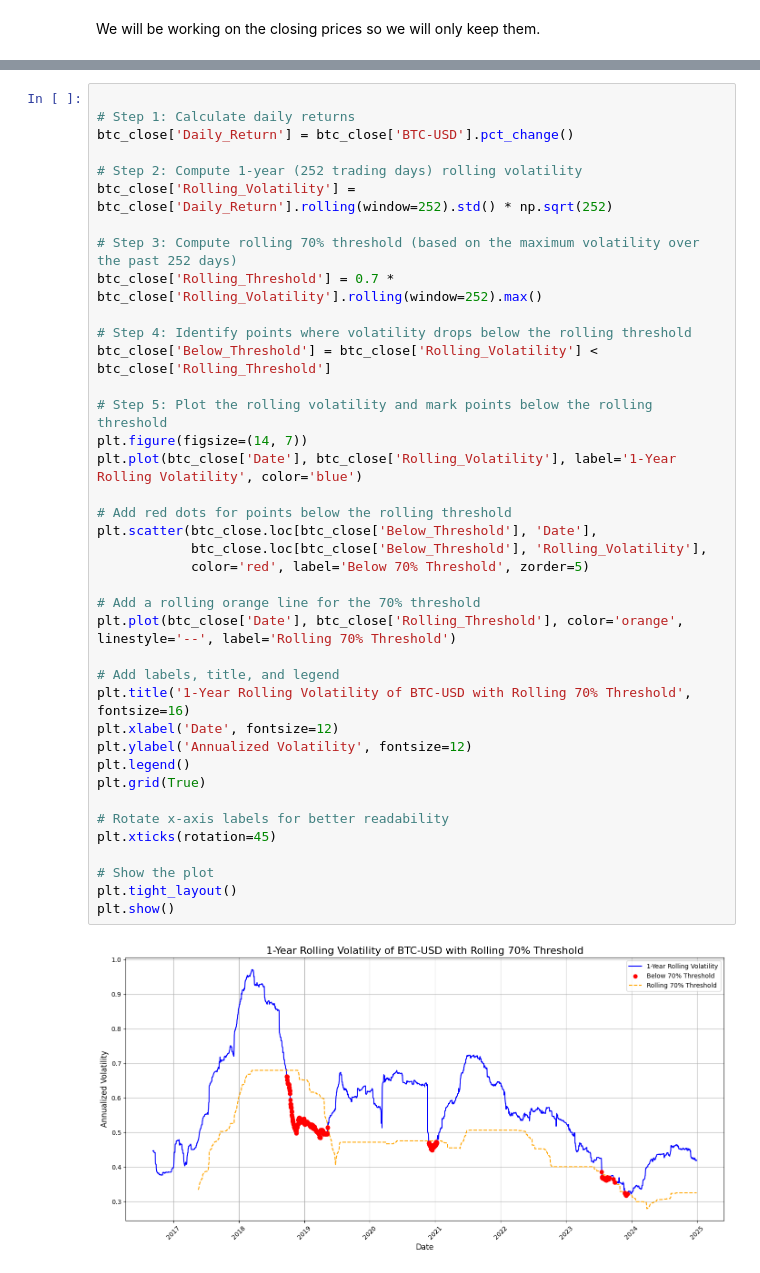
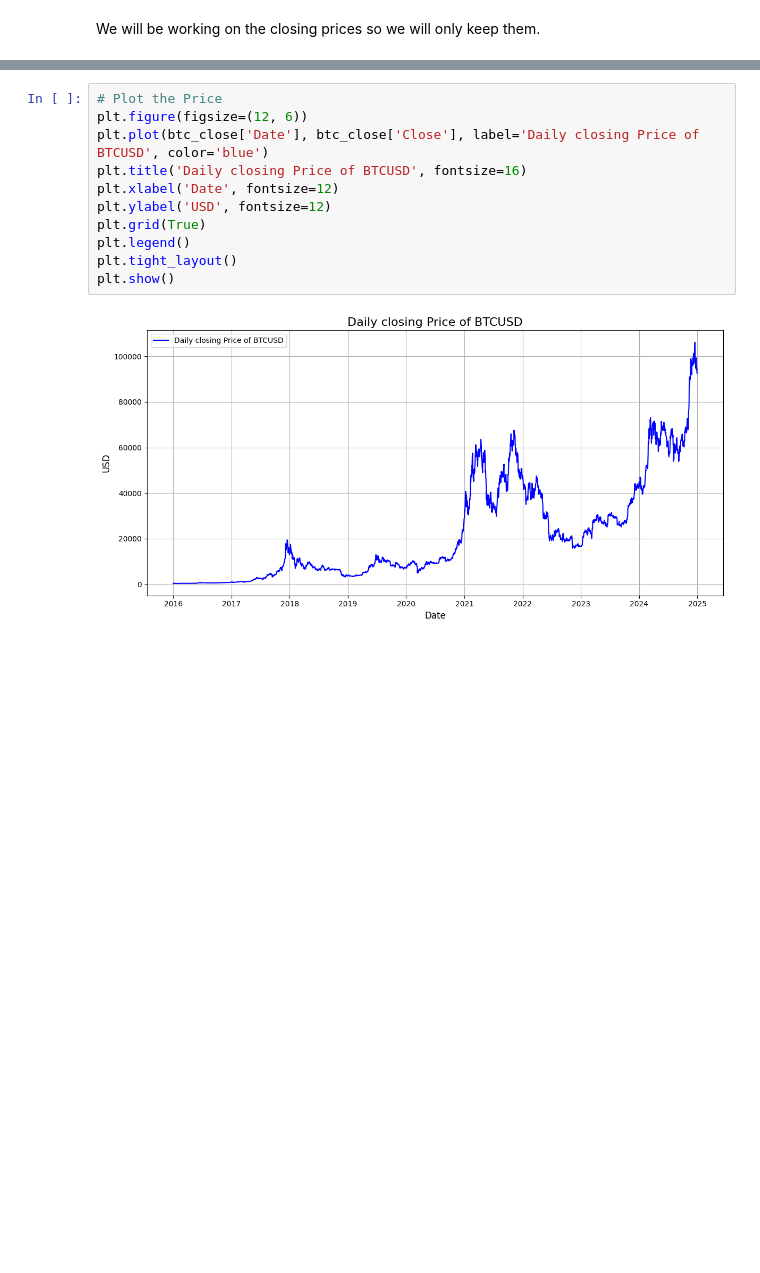
Before and after one commit to YoenCorbel/cryptobacktest, a Jupyter notebook: example_cryptobacktest.ipynb, the cells around one changed output, grey strips where cells are left out. Drawn from its saved outputs; the diff is of its cells as text; blank space fills up the shorter version.

Commit message:
feat(package): continued the jupyter example with the next impleme nted functions of the library (volatility & straddle)

```diff
--- a/example_cryptobacktest.ipynb
+++ b/example_cryptobacktest.ipynb
@@ -66,41 +56,13 @@ btc_close
-# %%
-
-# Step 1: Calculate daily returns
-btc_close['Daily_Return'] = btc_close['BTC-USD'].pct_change()
-
-# Step 2: Compute 1-year (252 trading days) rolling volatility
-btc_close['Rolling_Volatility'] = btc_close['Daily_Return'].rolling(window=252).std() * np.sqrt(252)
-
-# Step 3: Compute rolling 70% threshold (based on the maximum volatility over the past 252 days)
-btc_close['Rolling_Threshold'] = 0.7 * btc_close['Rolling_Volatility'].rolling(window=252).max()
-
-# Step 4: Identify points where volatility drops below the rolling threshold
-btc_close['Below_Threshold'] = btc_close['Rolling_Volatility'] < btc_close['Rolling_Threshold']
-
-# Step 5: Plot the rolling volatility and mark points below the rolling threshold
-plt.figure(figsize=(14, 7))
-plt.plot(btc_close['Date'], btc_close['Rolling_Volatility'], label='1-Year Rolling Volatility', color='blue')
-
-# Add red dots for points below the rolling threshold
-plt.scatter(btc_close.loc[btc_close['Below_Threshold'], 'Date'],
-            btc_close.loc[btc_close['Below_Threshold'], 'Rolling_Volatility'],
-            color='red', label='Below 70% Threshold', zorder=5)
-
-# Add a rolling orange line for the 70% threshold
-plt.plot(btc_close['Date'], btc_close['Rolling_Threshold'], color='orange', linestyle='--', label='Rolling 70% Threshold')
-
-# Add labels, title, and legend
-plt.title('1-Year Rolling Volatility of BTC-USD with Rolling 70% Threshold', fontsize=16)
-plt.xlabel('Date', fontsize=12)
-plt.ylabel('Annualized Volatility', fontsize=12)
-plt.legend()
-plt.grid(True)
-
-# Rotate x-axis labels for better readability
-plt.xticks(rotation=45)
-
-# Show the plot
-plt.tight_layout()
-plt.show()
-# %% [output]
-[figure, removed]
+# %%
+# Plot the Price
+plt.figure(figsize=(12, 6))
+plt.plot(btc_close['Date'], btc_close['Close'], label='Daily closing Price of BTCUSD', color='blue')
+plt.title('Daily closing Price of BTCUSD', fontsize=16)
+plt.xlabel('Date', fontsize=12)
+plt.ylabel('USD', fontsize=12)
+plt.grid(True)
+plt.legend()
+plt.tight_layout()
+plt.show()
+# %% [output]
+[figure, added]
```
Also changed, not shown: parts of 8 cells of this notebook, 1 other file.
